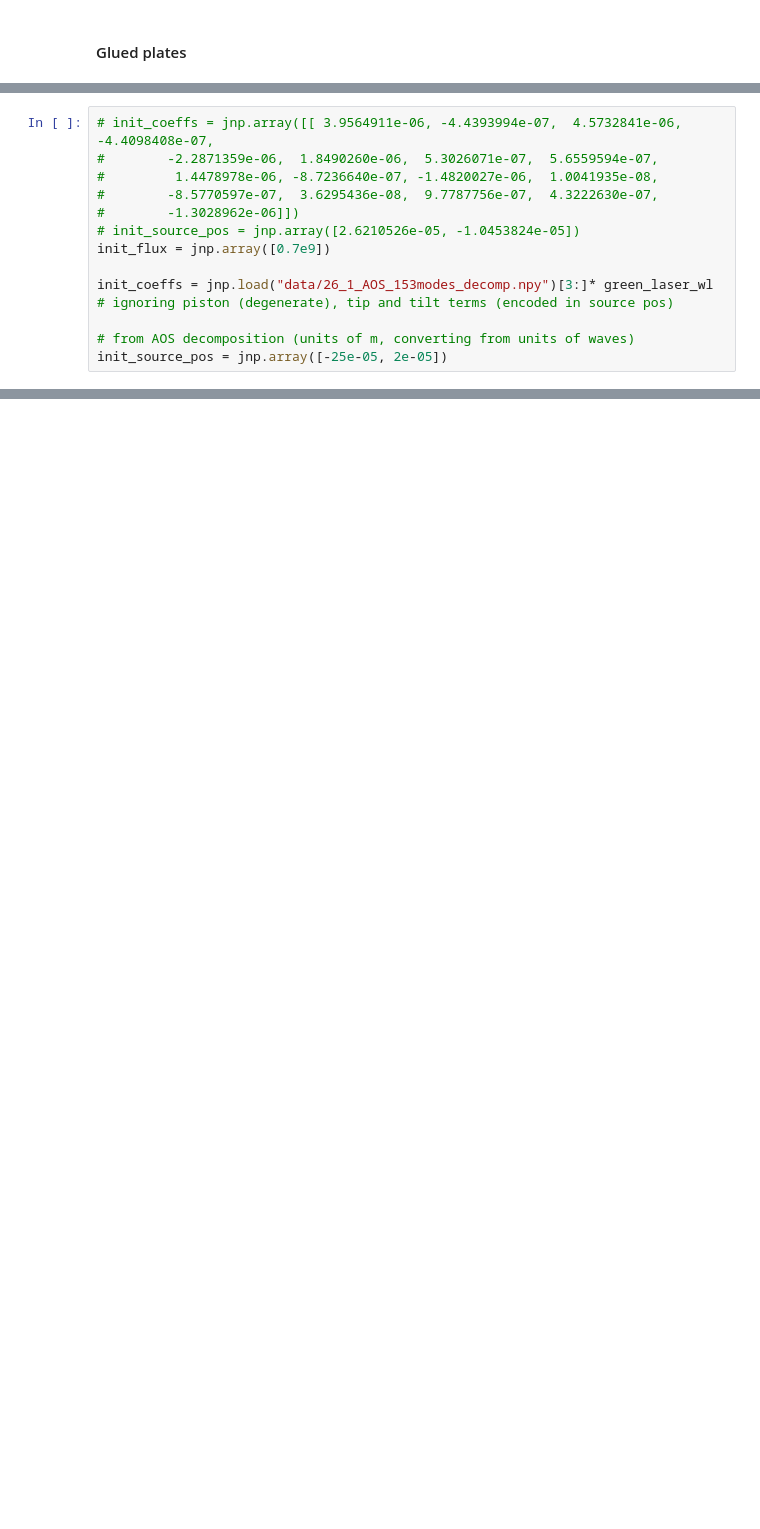
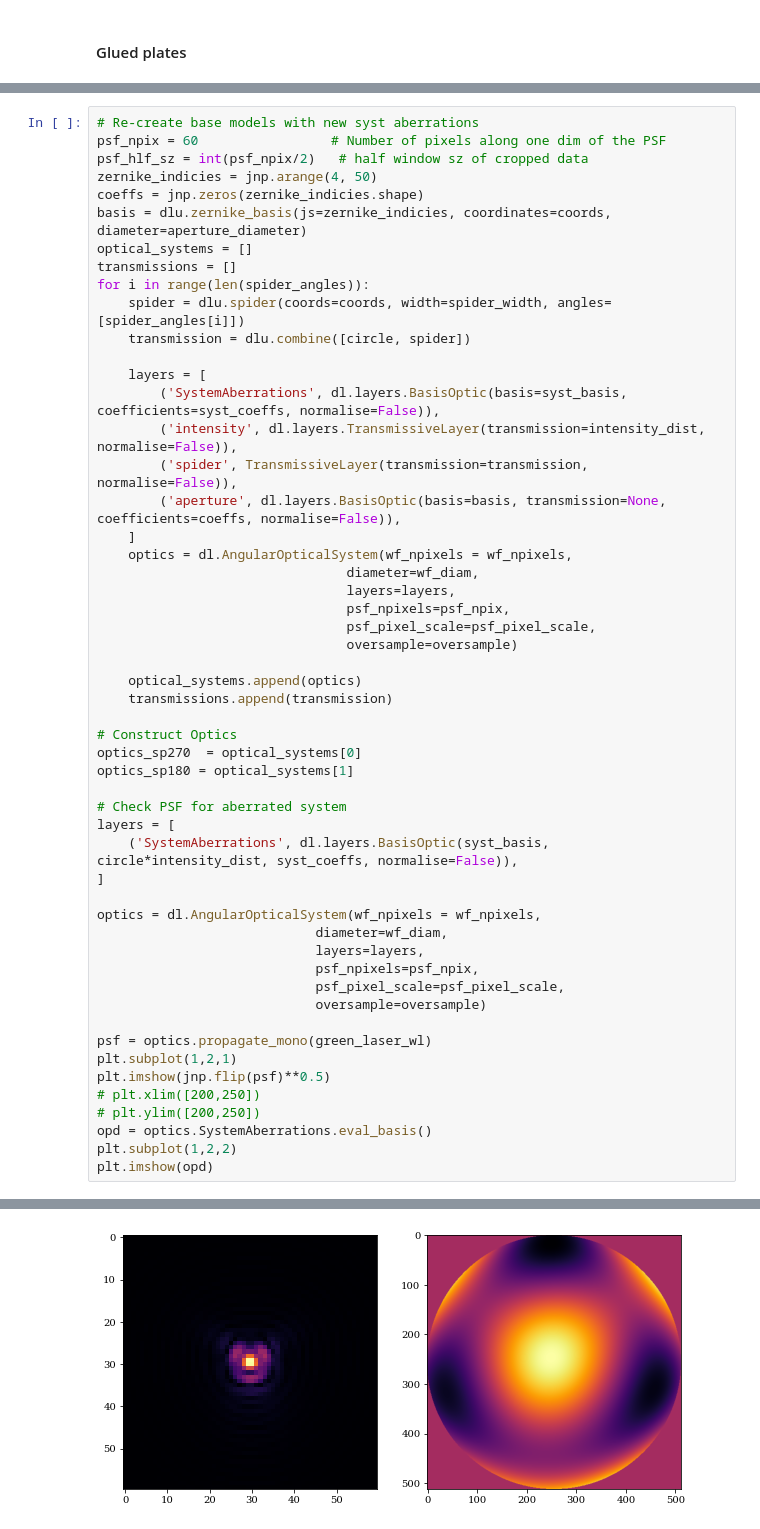
Before and after one commit to TolimanSpace/toliman_dp_design_testing, a Jupyter notebook: Gluing_Characterisation_8_25.ipynb, the cells around one changed output, grey strips where cells are left out. Saved outputs shown, nothing was run; the diff lists cells and outputs as text; blank space fills up the shorter version.

```diff
--- a/Gluing_Characterisation_8_25.ipynb
+++ b/Gluing_Characterisation_8_25.ipynb
@@ -1931,12 +865,0 @@ Construct sampler and send the walker walking
-# %%
-# init_coeffs = jnp.array([[ 3.9564911e-06, -4.4393994e-07,  4.5732841e-06, -4.4098408e-07,
-#        -2.2871359e-06,  1.8490260e-06,  5.3026071e-07,  5.6559594e-07,
-#         1.4478978e-06, -8.7236640e-07, -1.4820027e-06,  1.0041935e-08,
-#        -8.5770597e-07,  3.6295436e-08,  9.7787756e-07,  4.3222630e-07,
-#        -1.3028962e-06]])
-# init_source_pos = jnp.array([2.6210526e-05, -1.0453824e-05])
-init_flux = jnp.array([0.7e9])
-
-init_coeffs = jnp.load("data/26_1_AOS_153modes_decomp.npy")[3:]* green_laser_wl # ignoring piston (degenerate), tip and tilt terms (encoded in source pos)
-                                                                                # from AOS decomposition (units of m, converting from units of waves)
-init_source_pos = jnp.array([-25e-05, 2e-05])
@@ -2377,0 +902,54 @@ plt.colorbar(label="OPD (m)")
+# %%
+# Re-create base models with new syst aberrations
+psf_npix = 60                 # Number of pixels along one dim of the PSF
+psf_hlf_sz = int(psf_npix/2)   # half window sz of cropped data
+zernike_indicies = jnp.arange(4, 50)
+coeffs = jnp.zeros(zernike_indicies.shape)
+basis = dlu.zernike_basis(js=zernike_indicies, coordinates=coords, diameter=aperture_diameter)
+optical_systems = []
+transmissions = []
+for i in range(len(spider_angles)):
+    spider = dlu.spider(coords=coords, width=spider_width, angles=[spider_angles[i]])
+    transmission = dlu.combine([circle, spider])
+
+    layers = [
+        ('SystemAberrations', dl.layers.BasisOptic(basis=syst_basis, coefficients=syst_coeffs, normalise=False)),
+        ('intensity', dl.layers.TransmissiveLayer(transmission=intensity_dist, normalise=False)),
+        ('spider', TransmissiveLayer(transmission=transmission, normalise=False)),
+        ('aperture', dl.layers.BasisOptic(basis=basis, transmission=None, coefficients=coeffs, normalise=False)),
+    ]
+    optics = dl.AngularOpticalSystem(wf_npixels = wf_npixels,
+                                diameter=wf_diam,
+                                layers=layers,
+                                psf_npixels=psf_npix,
+                                psf_pixel_scale=psf_pixel_scale,
+                                oversample=oversample)
+
+    optical_systems.append(optics)
+    transmissions.append(transmission)
+
+# Construct Optics
+optics_sp270  = optical_systems[0]
+optics_sp180 = optical_systems[1]
+
+# Check PSF for aberrated system
+layers = [
+    ('SystemAberrations', dl.layers.BasisOptic(syst_basis, circle*intensity_dist, syst_coeffs, normalise=False)),
+]
+
+optics = dl.AngularOpticalSystem(wf_npixels = wf_npixels,
+                            diameter=wf_diam,
+                            layers=layers,
+                            psf_npixels=psf_npix,
+                            psf_pixel_scale=psf_pixel_scale,
+                            oversample=oversample)
+
+psf = optics.propagate_mono(green_laser_wl)
+plt.subplot(1,2,1)
+plt.imshow(jnp.flip(psf)**0.5)
+# plt.xlim([200,250])
+# plt.ylim([200,250])
+opd = optics.SystemAberrations.eval_basis()
+plt.subplot(1,2,2)
+plt.imshow(opd)
+# %% [output]
@@ -2377,0 +957 @@ plt.colorbar(label="OPD (m)")
+[figure, added]
```
Also changed, not shown: parts of 110 cells of this notebook, 3 other files.
